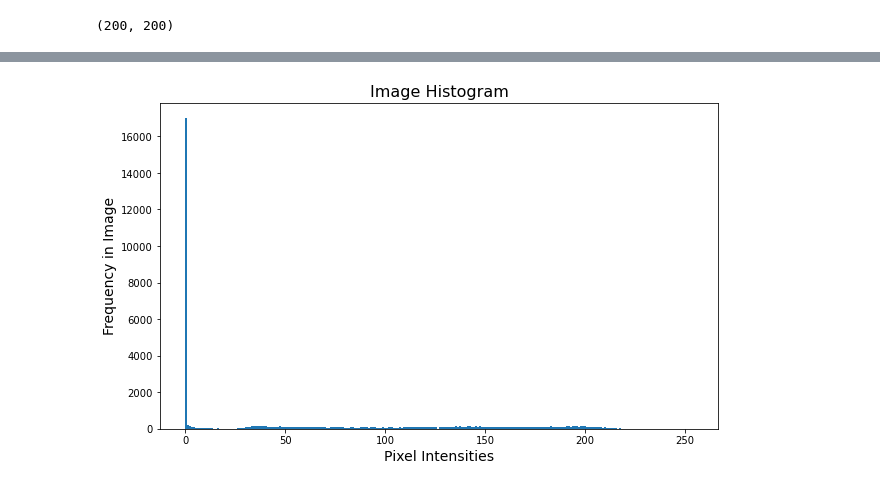
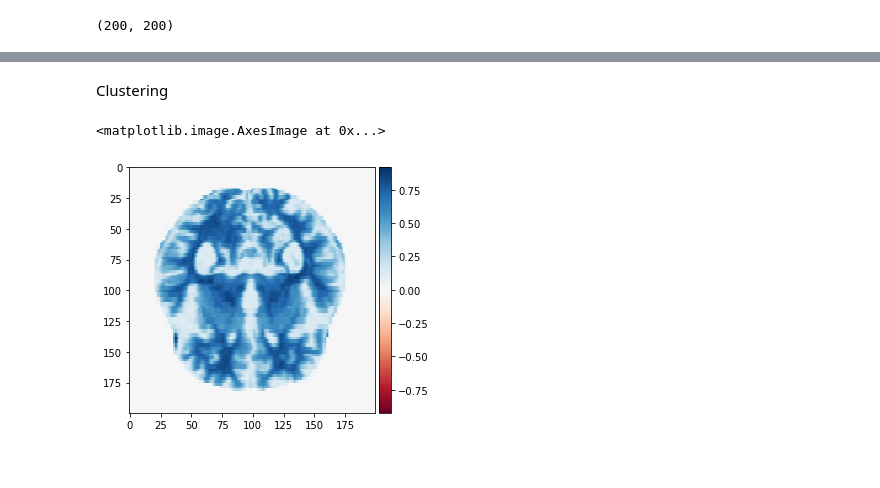
Before and after one commit to ksteve28/Forget-Me-Not-Alzheimer-s-Image-Analysis-Using-A-CNN, a Jupyter notebook: notebooks/Untitled1.ipynb, the cells around one changed output, grey strips where cells are left out. Drawn from its saved outputs; the diff is of its cells as text; code cells hidden in the pictures.

```diff
--- a/notebooks/Untitled1.ipynb
+++ b/notebooks/Untitled1.ipynb
@@ -287,4 +71,0 @@ def plot_values_histogram():
-# %%
-plot_values_histogram()
-# %% [output]
-[figure, removed]
@@ -312,0 +72,12 @@ def plot_images(imgs, save_title='imgs.png', show = False):
+# %% [markdown]
+Clustering
+# %%
+from sklearn.cluster import KMeans
+kmeans = KMeans(n_clusters=70, random_state=0).fit(mod1)
+dem2show = kmeans.cluster_centers_[kmeans.labels_]
+# %%
+cluster_i1 = dem2show.reshape(mod1.shape[0], mod1.shape[1])
+io.imshow(cluster_i1)
+# %% [output]
+<matplotlib.image.AxesImage at 0x...>
+[figure, added]
```
Also changed, not shown: parts of 51 cells of this notebook, 5 other files.
